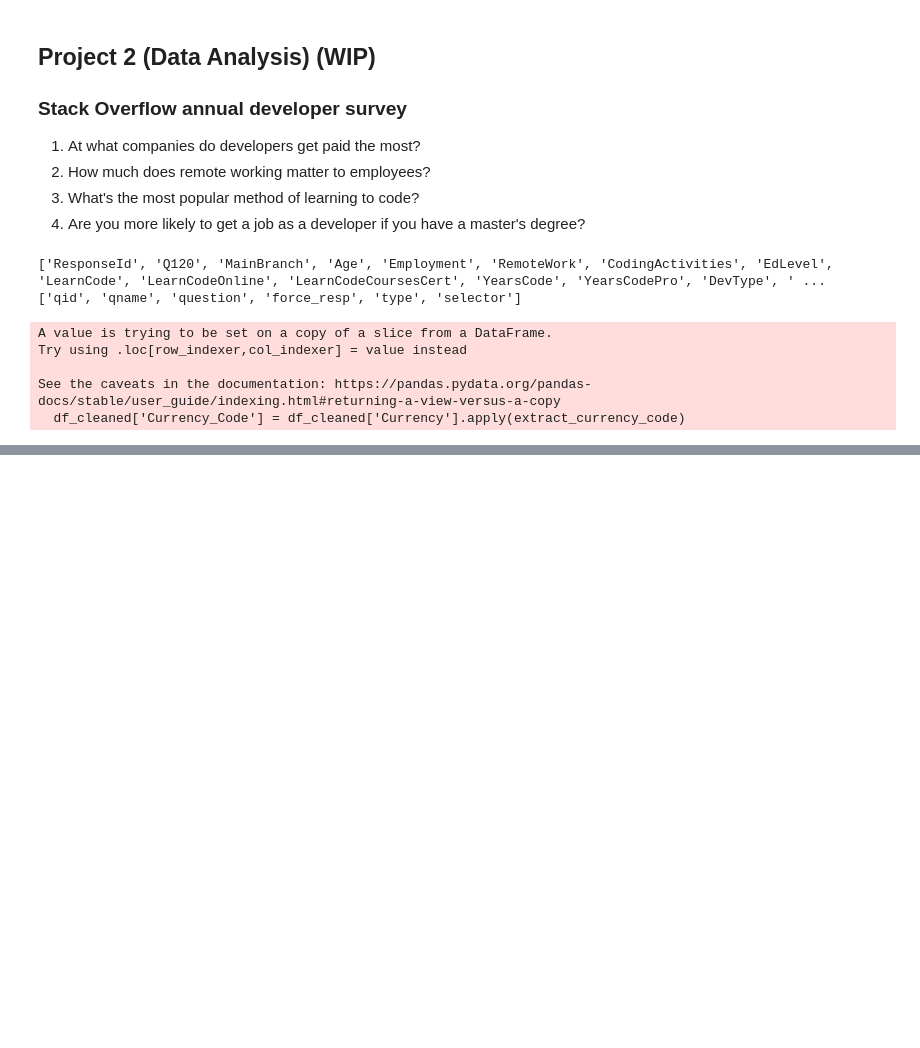
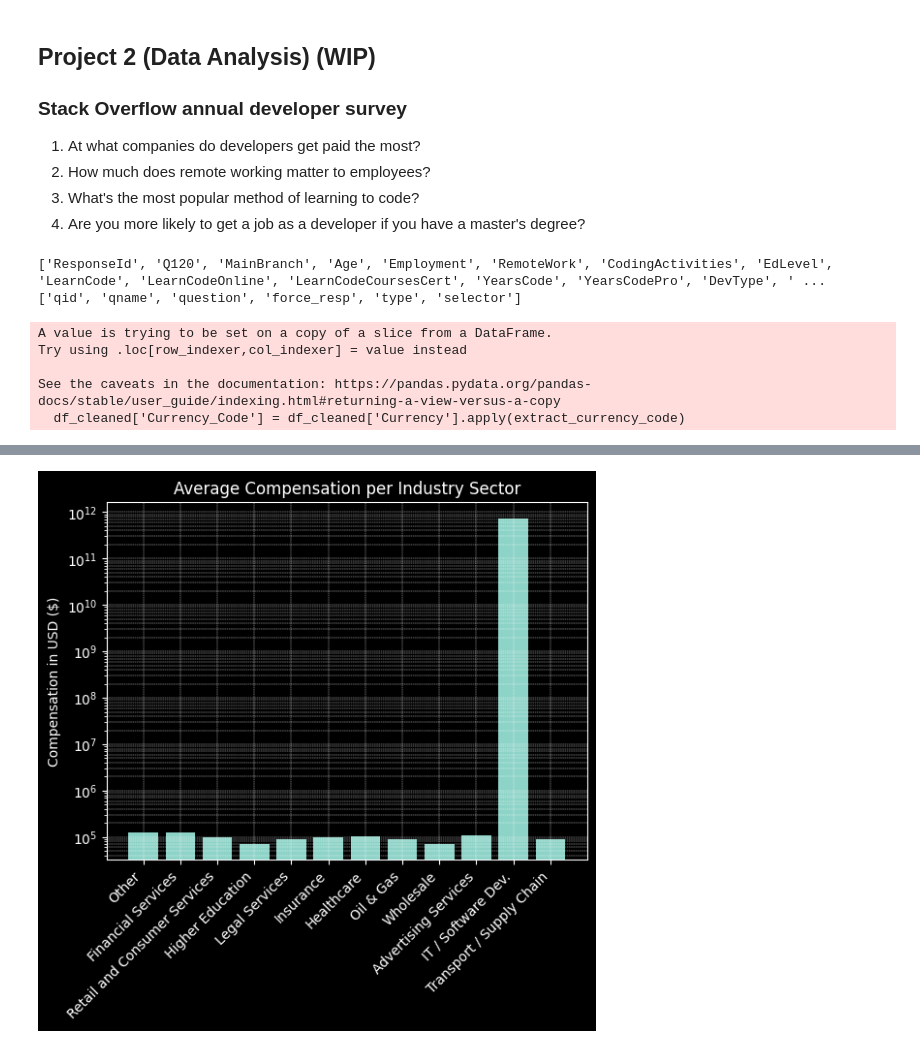
Before and after one commit to bmcgloughlin71/Data-With-Mo-Project-Challenges, a Jupyter notebook: Project_2/Project_2.ipynb, the cells around one changed output, grey strips where cells are left out. Saved outputs shown, nothing was run; the diff lists cells and outputs as text; code cells hidden in the pictures; blank space fills up the shorter version.

```diff
--- a/Project_2/Project_2.ipynb
+++ b/Project_2/Project_2.ipynb
@@ -69,7 +49,7 @@ See the caveats in the documentation: https://pandas.pydata.org/pandas-docs/stab
 # Step 1) Since we are dealing with different currencies let's first write a function that converts all currencies to USD.
 
 
-# Function to get the historical exchange rate from Alpha Vantage API
+# Function to get the exchange rate from v6.exchangerate-api.com
 def get_exchange_rate(api_key, target_currency='USD'):
 
     url = f'https://v6.exchangerate-api.com/v6/{api_key}/latest/{target_currency}'
@@ -86,7 +66,7 @@ def currency_conv(api_key, currency_code, amount):
     if currency_code == 'USD':
         return amount
     rate = rate_dict[currency_code]
-    return amount * rate
+    return amount / rate
 
 
 
@@ -99,0 +84,9 @@ df_cleaned['Comp_USD'] = df_cleaned.apply(lambda row: currency_conv(api_key, row
+# %%
+print(rate_dict)
+
+columns_to_display = ['Currency_Code', 'CompTotal', 'Comp_USD']
+
+# Visually inspect a few rows to see if values make sense
+for i in range(25):
+    row_values = [str(df_cleaned[col].iloc[i]) for col in columns_to_display]
+    print(' | '.join(row_values))
@@ -99,0 +111,15 @@ df_cleaned['Comp_USD'] = df_cleaned.apply(lambda row: currency_conv(api_key, row
+# %%
+# Step 2) For each industry, let's find the average compensation in USD.
+
+Industry_dict = {}
+
+for i in range(len(df_cleaned)):
+    if df_cleaned['Industry'].iloc[i] in Industry_dict:
+        Industry_dict[df_cleaned['Industry'].iloc[i]].append(df_cleaned['Comp_USD'].iloc[i])
+    else:
+        Industry_dict[df_cleaned['Industry'].iloc[i]] = [df_cleaned['Comp_USD'].iloc[i]]
+
+
+for k in Industry_dict:
+    sallaries = Industry_dict[k]
+    Industry_dict[k] = sum(sallaries) / len(sallaries)
@@ -99,0 +128,16 @@ df_cleaned['Comp_USD'] = df_cleaned.apply(lambda row: currency_conv(api_key, row
+# %%
+import matplotlib.pyplot as plt
+
+Industry_dict['IT / Software Dev.'] = Industry_dict.pop('Information Services, IT, Software Development, or other Technology') #For readability
+Industry_dict['Transport / Supply Chain'] = Industry_dict.pop('Manufacturing, Transportation, or Supply Chain')
+
+plt.style.use('dark_background')
+plt.bar(list(Industry_dict.keys()), list(Industry_dict.values()))
+plt.xticks(rotation=45, ha='right', color='white', fontsize=10)
+plt.yscale('log')
+plt.grid(True, which='both', color='white', linestyle='--', linewidth=.3)
+plt.ylabel("Compensation in USD ($)")
+plt.title("Average Compensation per Industry Sector")
+plt.show()
+# %% [output]
+[figure, added]
```
Also changed, not shown: parts of 15 cells of this notebook.
